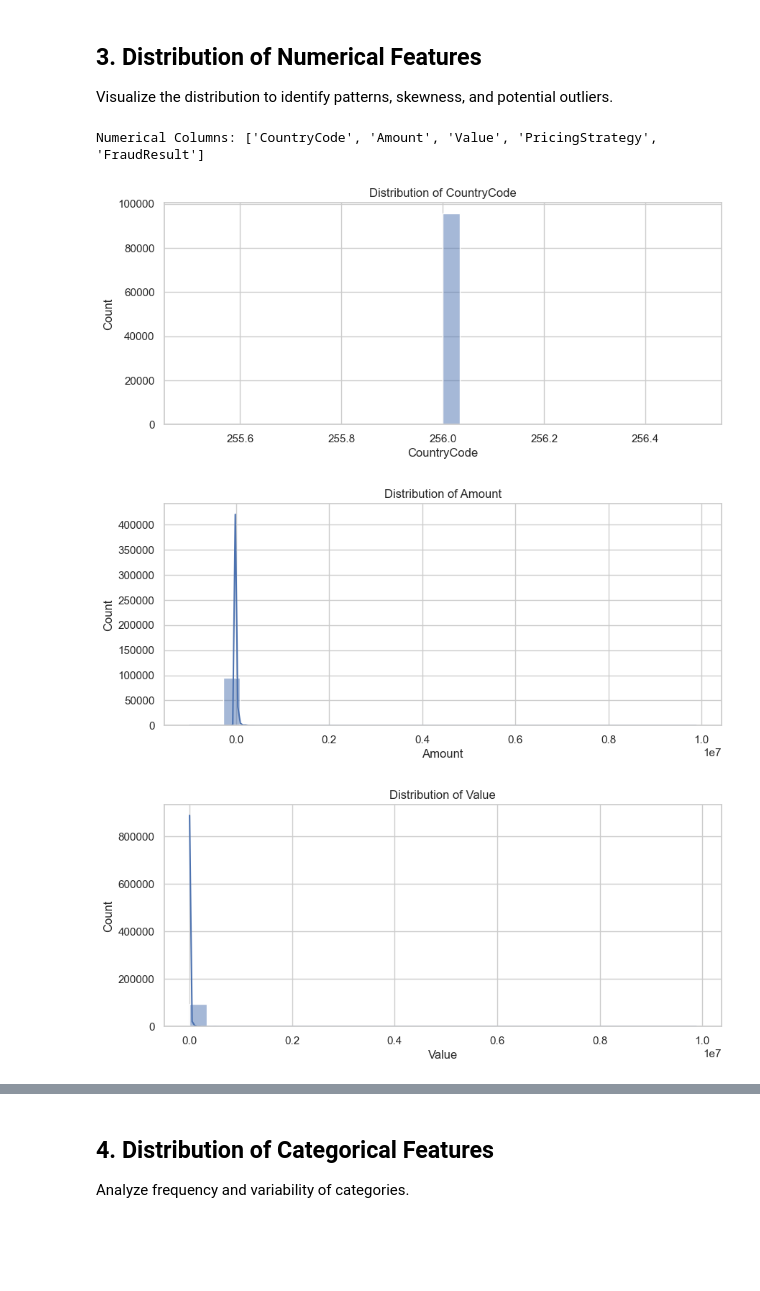
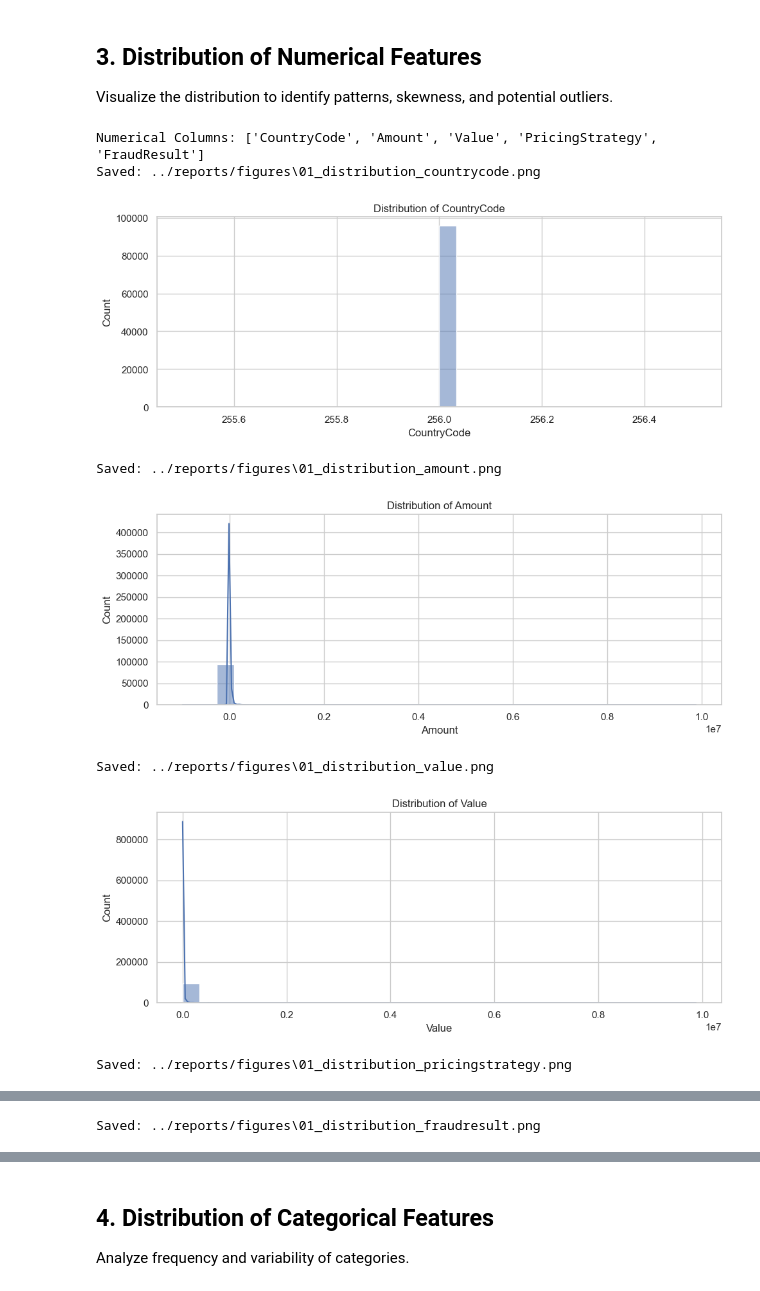
Before and after one commit to Leul4ever/credit-risk-model, a Jupyter notebook: notebooks/eda.ipynb, the cells around one changed output, grey strips where cells are left out. Cells and saved outputs as stored; diff of their text form; code cells hidden in the pictures; blank space fills up the shorter version.

```diff
--- a/notebooks/eda.ipynb
+++ b/notebooks/eda.ipynb
@@ -65,42 +71,3 @@ Rows: 95662, Columns: 16
 # %% [markdown]
 ## 2. Summary Statistics
 Understand the central tendency, dispersion, and shape of the dataset’s distribution.
-# %%
-# Numerical features summary
-# df.describe().T
-# Distribution of Numerical Features
-print("=== DISTRIBUTION OF NUMERICAL FEATURES ===\n")
-
-fig, axes = plt.subplots(2, 3, figsize=(15, 10))
-fig.suptitle('Distribution of Numerical Features', fontsize=16)
-
-# Plot histograms for each numerical column
-for idx, col in enumerate(numerical_cols):
-    if idx < 6:  # Plot up to 6 features
-        row, col_idx = divmod(idx, 3)
-        axes[row, col_idx].hist(df[col].dropna(), bins=50, edgecolor='black', alpha=0.7)
-        axes[row, col_idx].set_title(f'{col} Distribution')
-        axes[row, col_idx].set_xlabel(col)
-        axes[row, col_idx].set_ylabel('Frequency')
-
-        # Calculate skewness
-        skewness = df[col].skew()
-        axes[row, col_idx].text(0.05, 0.95, f'Skew: {skewness:.2f}',
-                               transform=axes[row, col_idx].transAxes,
-                               fontsize=10, verticalalignment='top',
-                               bbox=dict(boxstyle='round', facecolor='wheat', alpha=0.5))
-
-# Remove empty subplots if needed
-for idx in range(len(numerical_cols), 6):
-    row, col_idx = divmod(idx, 3)
-    fig.delaxes(axes[row, col_idx])
-
-plt.tight_layout()
-plt.show()
-
-# Print skewness for all numerical columns
-print("Skewness of numerical features:")
-for col in numerical_cols:
-    skew_val = df[col].skew()
-    skew_type = "Highly skewed" if abs(skew_val) > 1 else "Moderately skewed" if abs(skew_val) > 0.5 else "Approx symmetric"
-    print(f"  {col}: {skew_val:.2f} ({skew_type})")
@@ -148,14 +137,23 @@ Visualize the distribution to identify patterns, skewness, and potential outlier
 # %%
 numerical_cols = df.select_dtypes(include=['number']).columns
 print(f"Numerical Columns: {numerical_cols.tolist()}")
 
 for col in numerical_cols:
     plt.figure(figsize=(10, 4))
     sns.histplot(df[col], kde=True, bins=30)
     plt.title(f'Distribution of {col}')
+    plt.tight_layout()
+    # Save figure
+    fig_path = os.path.join(figures_dir, f'01_distribution_{col.lower()}.png')
+    plt.savefig(fig_path, dpi=300, bbox_inches='tight')
+    print(f"Saved: {fig_path}")
     plt.show()
 # %% [output]
 Numerical Columns: ['CountryCode', 'Amount', 'Value', 'PricingStrategy', 'FraudResult']
+Saved: ../reports/figures\01_distribution_countrycode.png
-[figure, old version]
+[figure, new version]
+Saved: ../reports/figures\01_distribution_amount.png
-[figure, old version]
+[figure, new version]
+Saved: ../reports/figures\01_distribution_value.png
-[figure, old version]
+[figure, new version]
+Saved: ../reports/figures\01_distribution_pricingstrategy.png
@@ -162,0 +161 @@ Numerical Columns: ['CountryCode', 'Amount', 'Value', 'PricingStrategy', 'FraudR
+Saved: ../reports/figures\01_distribution_fraudresult.png
```
Also changed, not shown: parts of 9 cells of this notebook, 12 other files.
